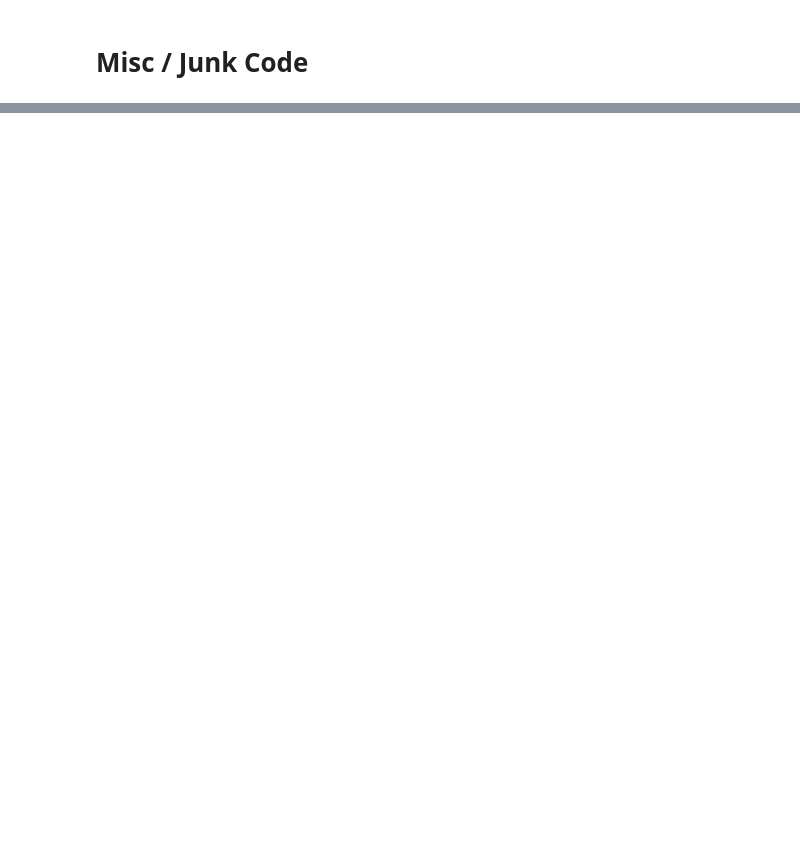
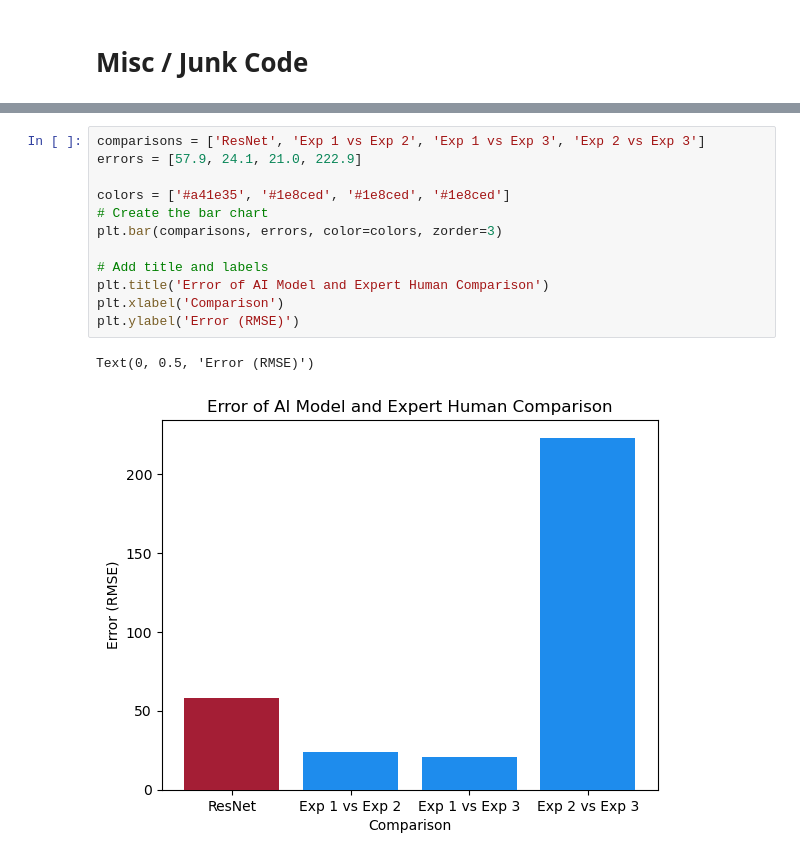
Before and after one commit to SamuelJ04/BeefGrading, a Jupyter notebook: resnetregression.ipynb, the cells around one changed output, grey strips where cells are left out. Drawn from its saved outputs; the diff is of its cells as text; blank space fills up the shorter version.

```diff
--- a/resnetregression.ipynb
+++ b/resnetregression.ipynb
@@ -236,0 +341,15 @@ RMSE (ResNet): 58.7881
+# %%
+comparisons = ['ResNet', 'Exp 1 vs Exp 2', 'Exp 1 vs Exp 3', 'Exp 2 vs Exp 3']
+errors = [57.9, 24.1, 21.0, 222.9]
+
+colors = ['#a41e35', '#1e8ced', '#1e8ced', '#1e8ced']
+# Create the bar chart
+plt.bar(comparisons, errors, color=colors, zorder=3)
+
+# Add title and labels
+plt.title('Error of AI Model and Expert Human Comparison')
+plt.xlabel('Comparison')
+plt.ylabel('Error (RMSE)')
+# %% [output]
+Text(0, 0.5, 'Error (RMSE)')
+[figure, added]
```
Also changed, not shown: parts of 7 cells of this notebook.
